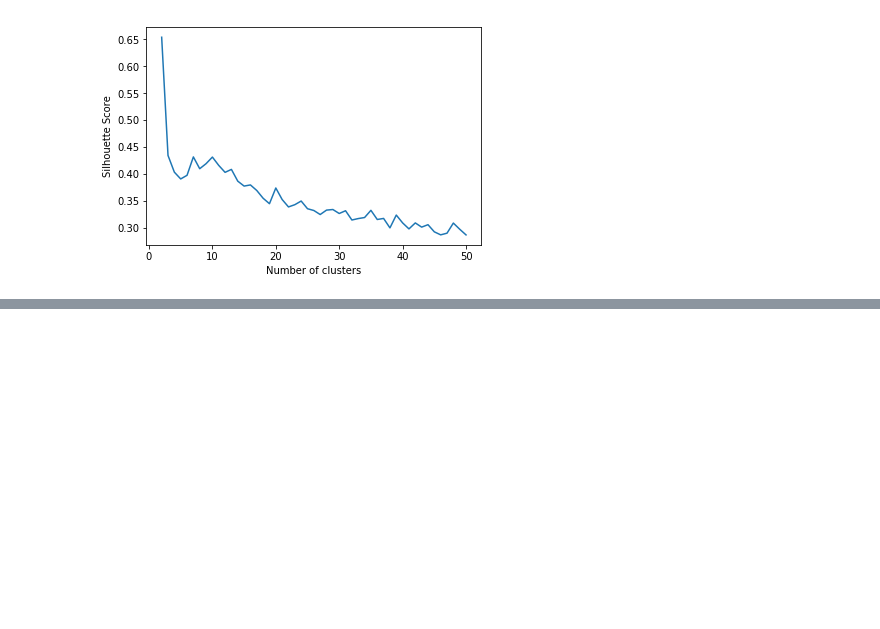
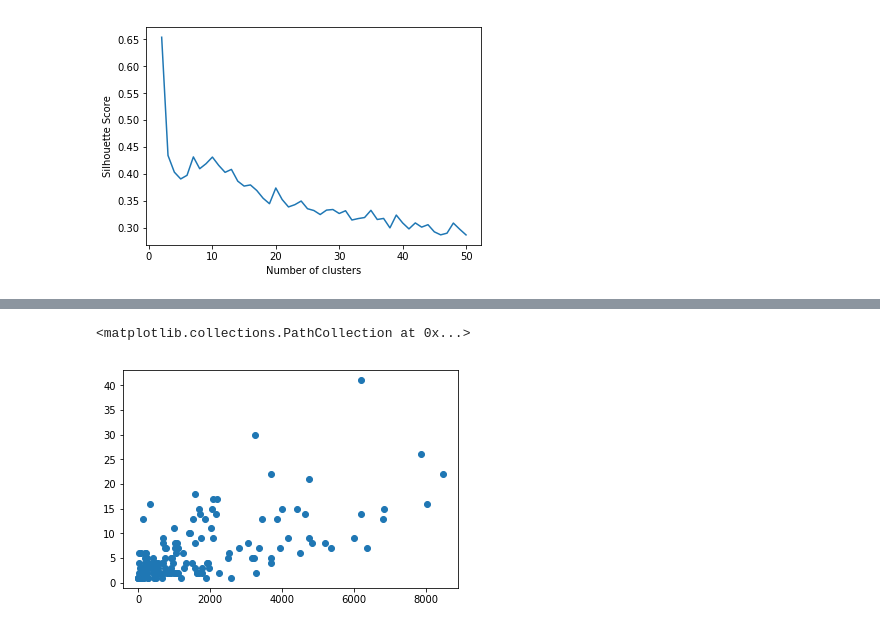
Before and after one commit to data-mechanics/course-2018-spr-proj, a Jupyter notebook: jhs2018_rpm1995/cs591 testing.ipynb, the cells around one changed output, grey strips where cells are left out. Saved outputs shown, nothing was run; the diff lists cells and outputs as text; code cells hidden in the pictures; blank space fills up the shorter version.

```diff
--- a/jhs2018_rpm1995/cs591 testing.ipynb
+++ b/jhs2018_rpm1995/cs591 testing.ipynb
@@ -125,0 +161,21 @@ sc_evaluate_clusters(df1[['charge_count','latitude','longitude']], 50)
+# %%
+client = MongoClient()
+db = client.repo
+collection = db.jhs2018_rpm1995.kmeansdata
+df = pd.DataFrame(list(collection.find()))
+df1 = df[(df.crime_count != 0)&(df.open_count!= 0)]
+df1 = df1.reset_index()
+df2 = df[(df.crime_count != 0)& (df.hubway_count != 0)]
+df2 = df2.reset_index()
+df3 = df[(df.crime_count != 0)& (df.charge_count != 0)]
+df3 = df3.reset_index()
+df4 = df[(df.crime_count != 0)& (df.tree_count != 0)]
+df4 = df4.reset_index()
+# %%
+import matplotlib.pyplot as plt
+%matplotlib inline
+
+plt.scatter(df1['crime_count'], df1['open_count'])
+# %% [output]
+<matplotlib.collections.PathCollection at 0x...>
+[figure, added]
```
Also changed, not shown: parts of 17 cells of this notebook, 13 other files.
